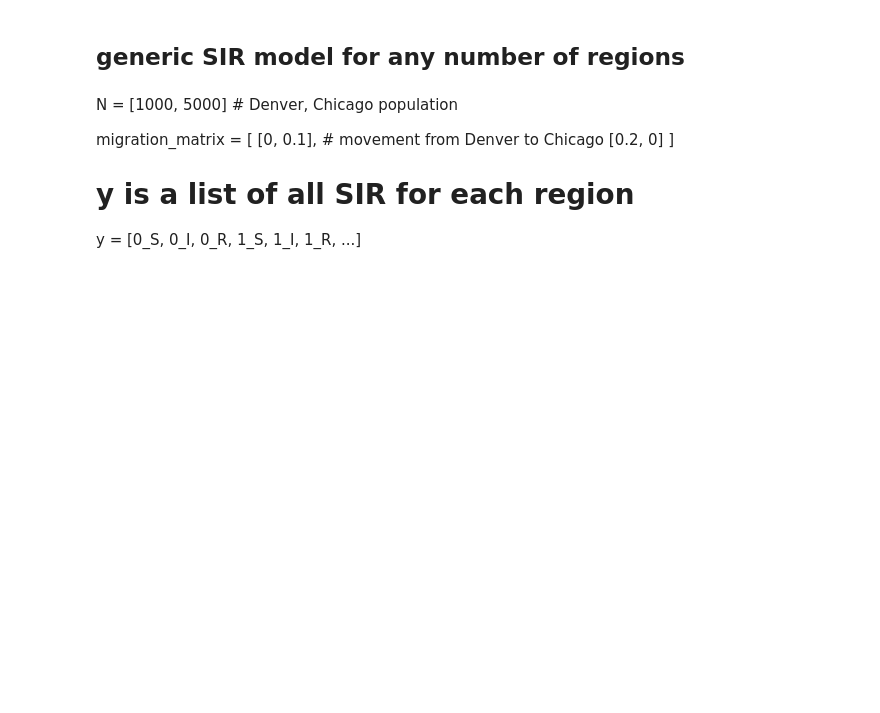
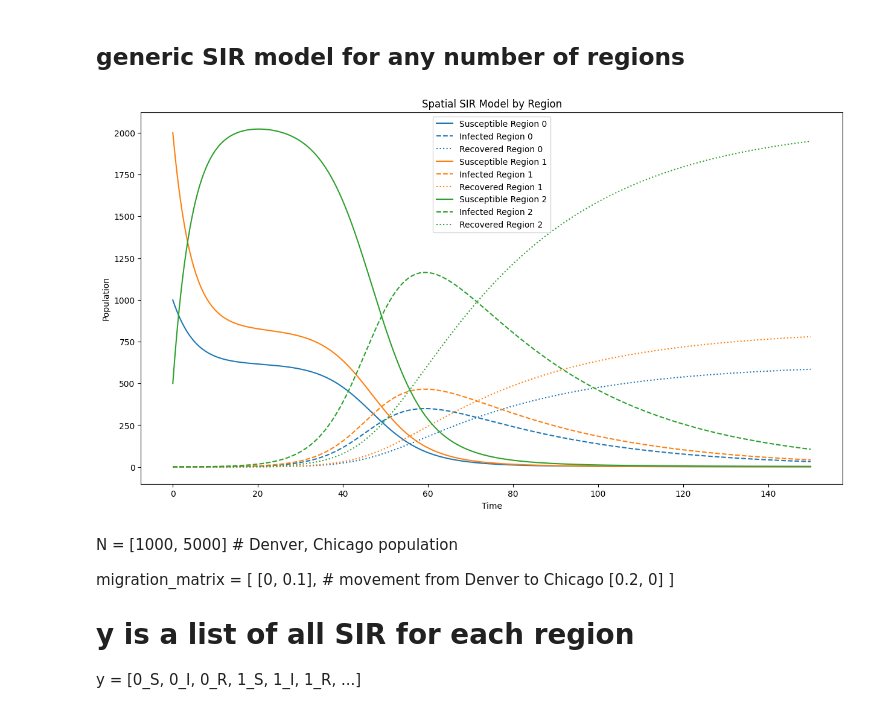
Before and after one commit to eagmon/notebook_tests, a Jupyter notebook: sim_study_work_compartment.ipynb, the cells around one changed output. Drawn from its saved outputs; the diff is of its cells as text; code cells hidden in the pictures; blank space fills up the shorter version.

```diff
--- a/sim_study_work_compartment.ipynb
+++ b/sim_study_work_compartment.ipynb
@@ -106,6 +110,52 @@ def generic_spatial_sir(
         derivatives[loc*3:(loc+1)*3] = [dSdt, dIdt, dRdt]
 
     return derivatives
+# %%
+# run simulation for 3 regions
+infection_rate = 0.2
+recovery_rate = 0.03
+migration_matrix = [[0,    0.1,  0.2],
+                    [0.1,  0,    0.1],
+                    [0.05, 0.05, 0]
+                   ]  # len(N) X len(N) matrix with migration rates
+
+# initial populations [S1, I1, R1, S2, I2, R2, S3, I3, R3]
+initial_populations = [999, 1, 0, 2000, 0, 0, 500, 0, 0]
+
+time_vec = np.linspace(0, 150, 1000)
+
+soln = odeint(
+    generic_spatial_sir,
+    initial_populations,
+    time_vec,
+    args=(infection_rate,
+          recovery_rate,
+          migration_matrix)
+).T
+# %%
+n_regions = int(len(initial_populations)/3)
+
+colors = plt.cm.tab10.colors
+
+plt.figure(figsize=(15,8))
+for loc in range(n_regions):
+    # plot S in loc
+    plt.plot(time_vec, soln[loc*3],
+             label=f'Susceptible Region {loc}', color=colors[loc], linestyle='-')
+    # plot I in loc
+    plt.plot(time_vec, soln[loc*3+1],
+             label=f'Infected Region {loc}', color=colors[loc], linestyle='--')
+    # plot R in loc
+    plt.plot(time_vec, soln[loc*3+2],
+             label=f'Recovered Region {loc}', color=colors[loc], linestyle=':')
+
+plt.xlabel('Time')
+plt.ylabel('Population')
+plt.title('Spatial SIR Model by Region')
+plt.legend()
+plt.show()
+# %% [output]
+[figure, added]
 # %% [markdown]
 N = [1000, 5000]  # Denver, Chicago population
 
```
Also changed, not shown: parts of 2 cells of this notebook, 3 other files.
